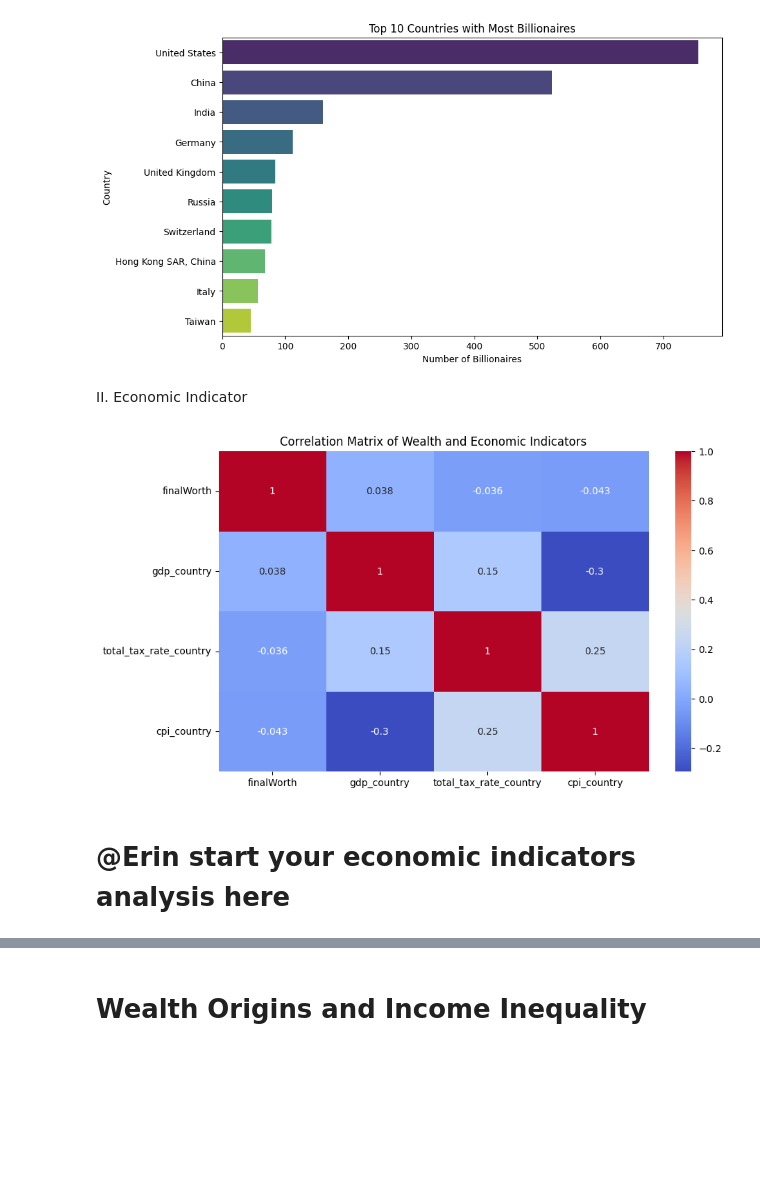
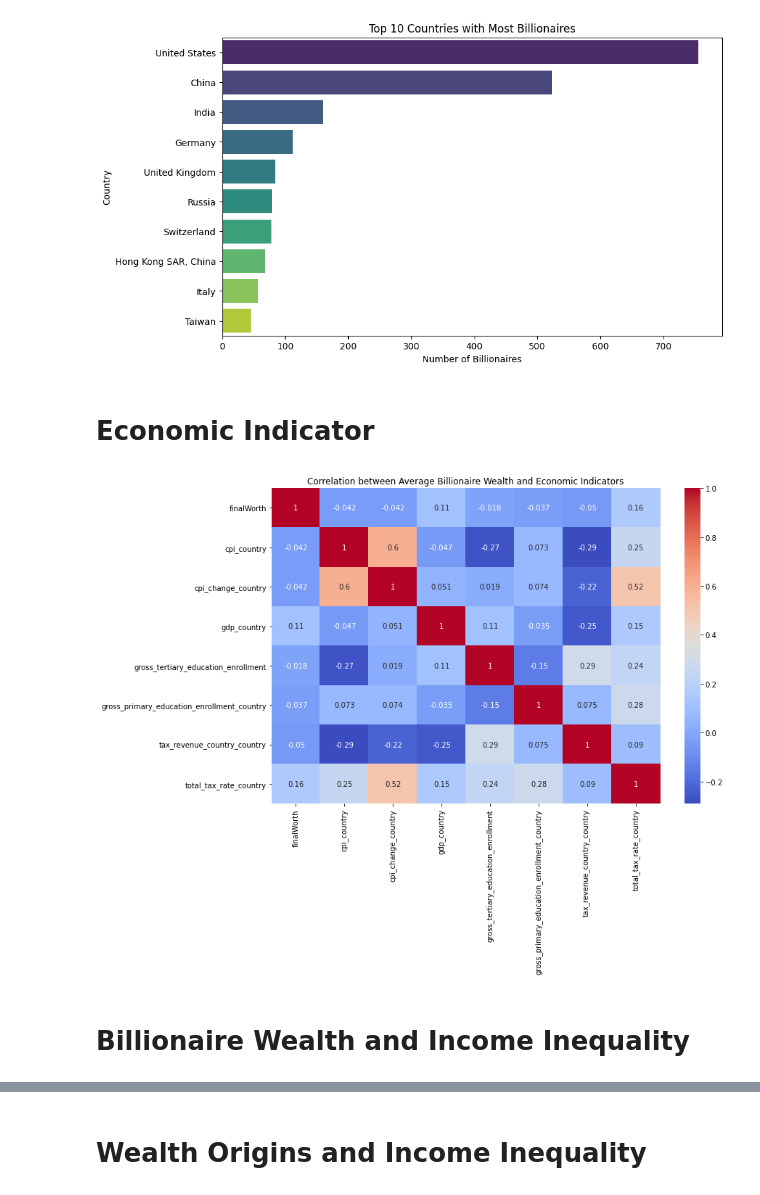
Before and after one commit to ErinZhan2500/SI618FinalProject, a Jupyter notebook: FinalProject.ipynb, the cells around one changed output, grey strips where cells are left out. Cells and saved outputs as stored; diff of their text form; code cells hidden in the pictures; blank space fills up the shorter version.

Commit message:
Changed economic indicator and billionaire wealth vs. income inequality

```diff
--- a/FinalProject.ipynb
+++ b/FinalProject.ipynb
@@ -383,19 +384,28 @@ Panama              1
 Name: count, Length: 76, dtype: int64
 [figure]
 # %% [markdown]
-II. Economic Indicator
+# Economic Indicator
+# %%
+#Explore how finalWorth correlates with various economic indicators like gdp_country and total_tax_rate_country
+
+# Aggregate relevant data by country
+finalworth = final_df.groupby('country')['finalWorth'].mean().reset_index()
+economic_ind = final_df.groupby('country')['cpi_country', 'cpi_change_country', 'gdp_country', 'gross_tertiary_education_enrollment', 'gross_primary_education_enrollment_country', 'tax_revenue_country_country', 'total_tax_rate_country'].mean().reset_index()
+
+merged_data = pd.merge(finalworth, economic_ind, on='country', how='inner')
+
+#Replace NA values in each column with that column's mode value
+for column in merged_data.columns[1:]:
+    mode_value = merged_data[column].mode()[0]
+    merged_data[column].fillna(mode_value, inplace=True)
 # %%
-#Explore how finalWorth correlates with various economic indicators like gdp_country and total_tax_rate_country
+wealth_economic_corr = merged_data.corr()
 
-
-data = final_df[['finalWorth', 'gdp_country', 'total_tax_rate_country', 'cpi_country']]
-corr_matrix = data.corr()
-
-plt.figure(figsize=(10, 6))
-sns.heatmap(corr_matrix, annot=True, cmap='coolwarm')
-plt.title('Correlation Matrix of Wealth and Economic Indicators')
+plt.figure(figsize=(12, 8))
+sns.heatmap(wealth_economic_corr, annot=True, cmap='coolwarm')
+plt.title("Correlation between Average Billionaire Wealth and Economic Indicators")
 plt.show()
 # %% [output]
-[figure, old version]
+[figure, new version]
-# %% [markdown]
-# @Erin start your economic indicators analysis here
+# %% [markdown]
+# Billionaire Wealth and Income Inequality
```
Also changed, not shown: parts of 7 cells of this notebook.
